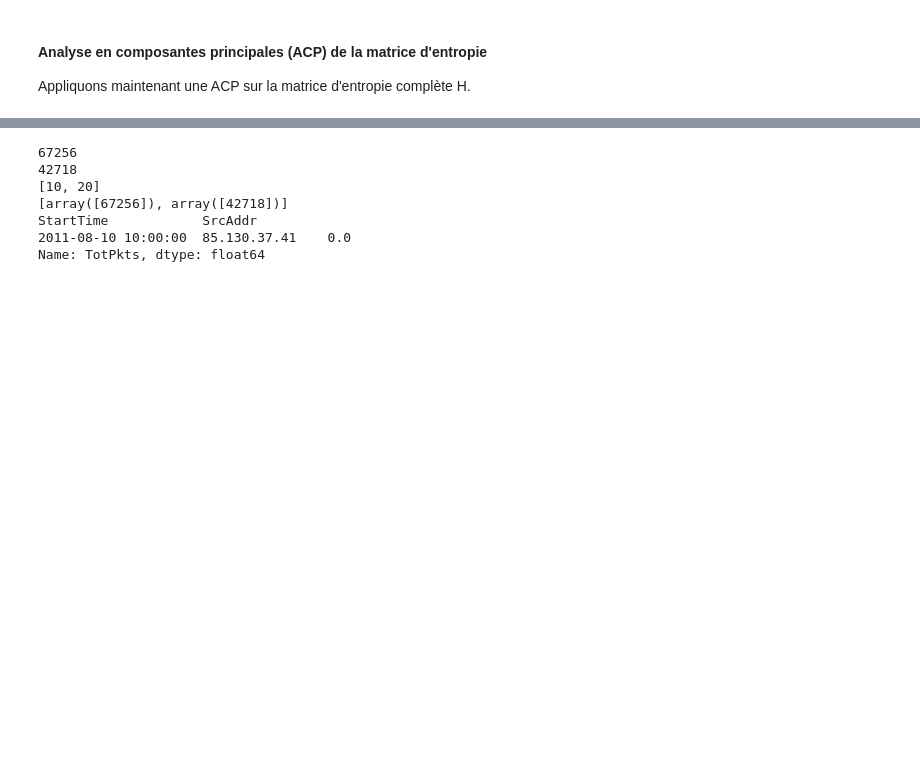
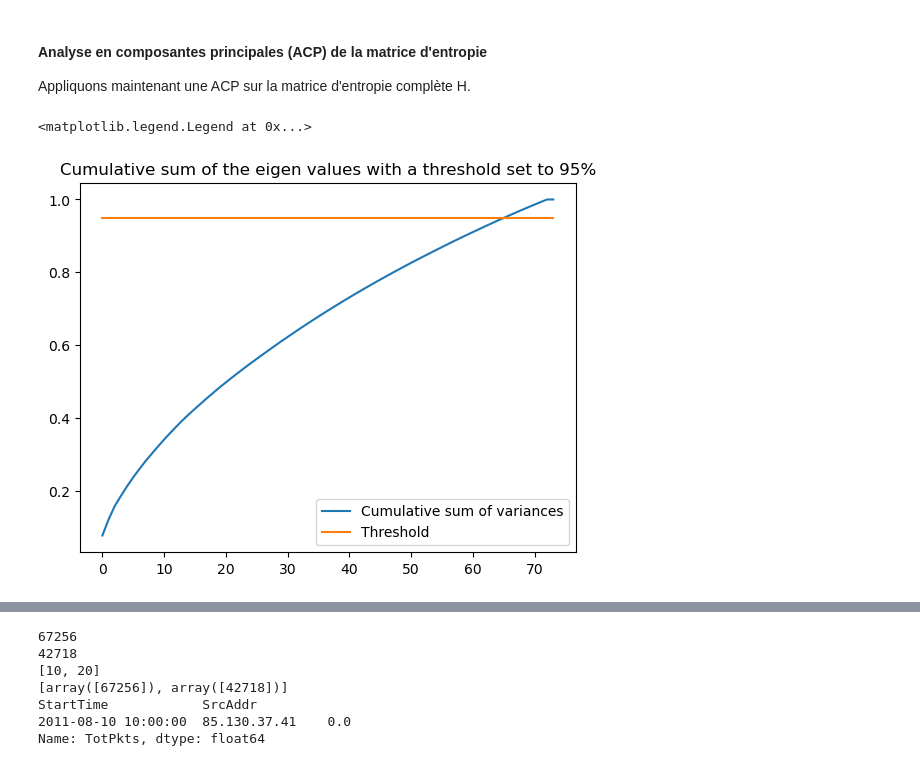
Before and after one commit to Veccoy/DetectIntrusion, a Jupyter notebook: LakhinaEntropy.ipynb, the cells around one changed output, grey strips where cells are left out. Drawn from its saved outputs; the diff is of its cells as text; code cells hidden in the pictures; blank space fills up the shorter version.

```diff
--- a/LakhinaEntropy.ipynb
+++ b/LakhinaEntropy.ipynb
@@ -425,24 +461,18 @@ plt.show()
 #### Analyse en composantes principales (ACP) de la matrice d'entropie
 
 Appliquons maintenant une ACP sur la matrice d'entropie complète H.
-# %%
-# Step 1: Perform PCA on the first num_components principal components
-num_components = 15
-pca = PCA(n_components=num_components)
-pca.fit(H)
-
-# Perform PCA on all the components (only to compute the treshold)
-m = len(H)
-pcaQStatistic = PCA(n_components=m)
-pcaQStatistic.fit(H)
-
-# Step 2: Project the data onto the first num_components principal components
-projected_data = pca.transform(H)
-
-# Step 3: Reconstruct the data using only the first num_components principal components
-reconstructed_data = pca.inverse_transform(projected_data)
-
-# Step 4: Calculate the residual subspace
-H_Residual = H - reconstructed_data
-
-# Now, 'H_DestIP_Residual' contains the data projected onto the residual subspace
+# %%
+# Perform PCA with the maximum number of components to get the optimal number of principal components to keep
+pca = PCA()
+pca = pca.fit(H)
+
+cumul_sum = np.cumsum(pca.explained_variance_)/np.sum(pca.explained_variance_)
+
+absc = [i for i in range(num_components)]
+plt.plot(cumul_sum, label="Cumulative sum of variances")
+plt.plot(absc, [0.95 for _ in absc], label="Threshold")
+plt.title("Cumulative sum of the eigen values with a threshold set to 95%")
+plt.legend()
+# %% [output]
+<matplotlib.legend.Legend at 0x...>
+[figure, added]
```
Also changed, not shown: parts of 19 cells of this notebook, 2 other files.
